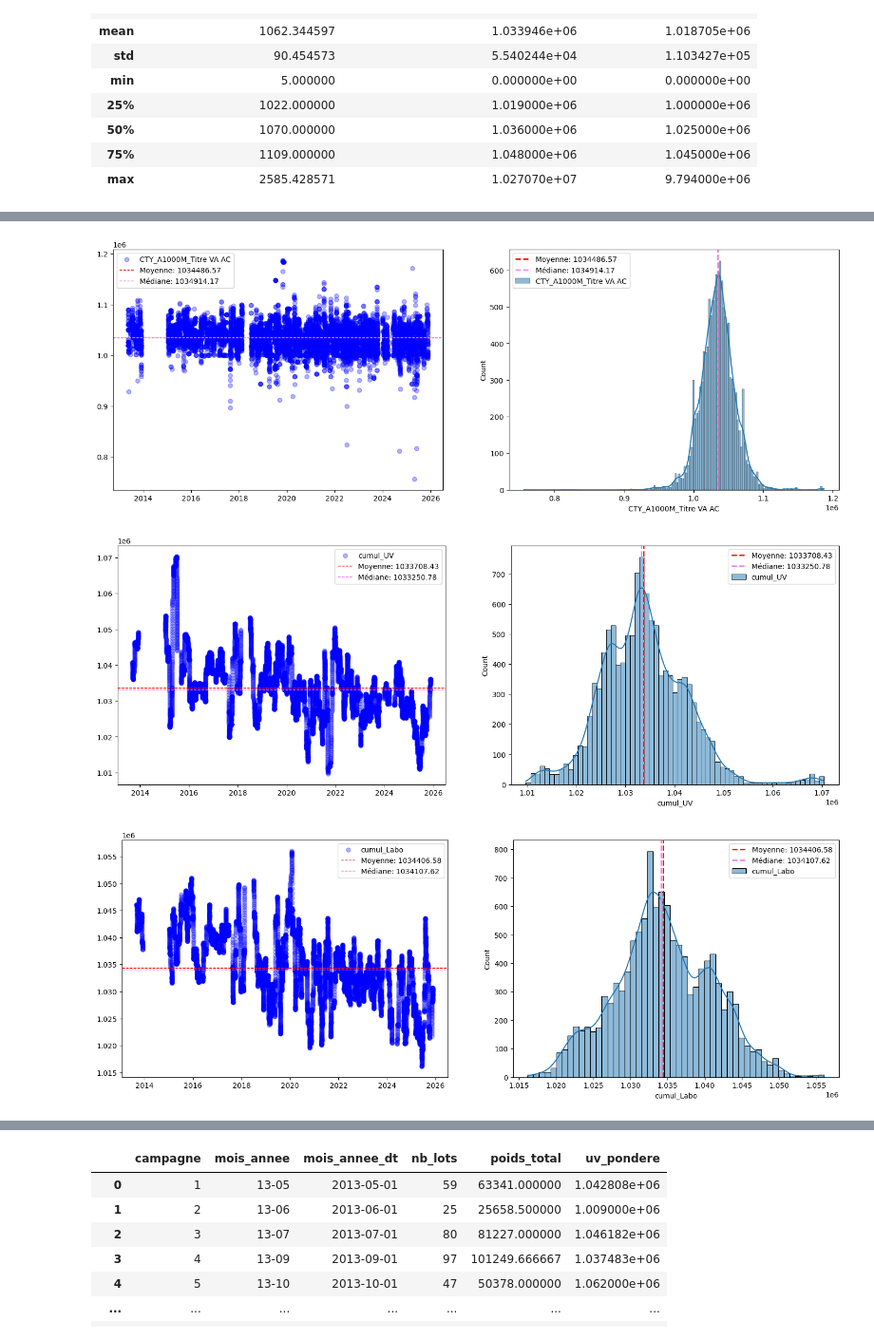
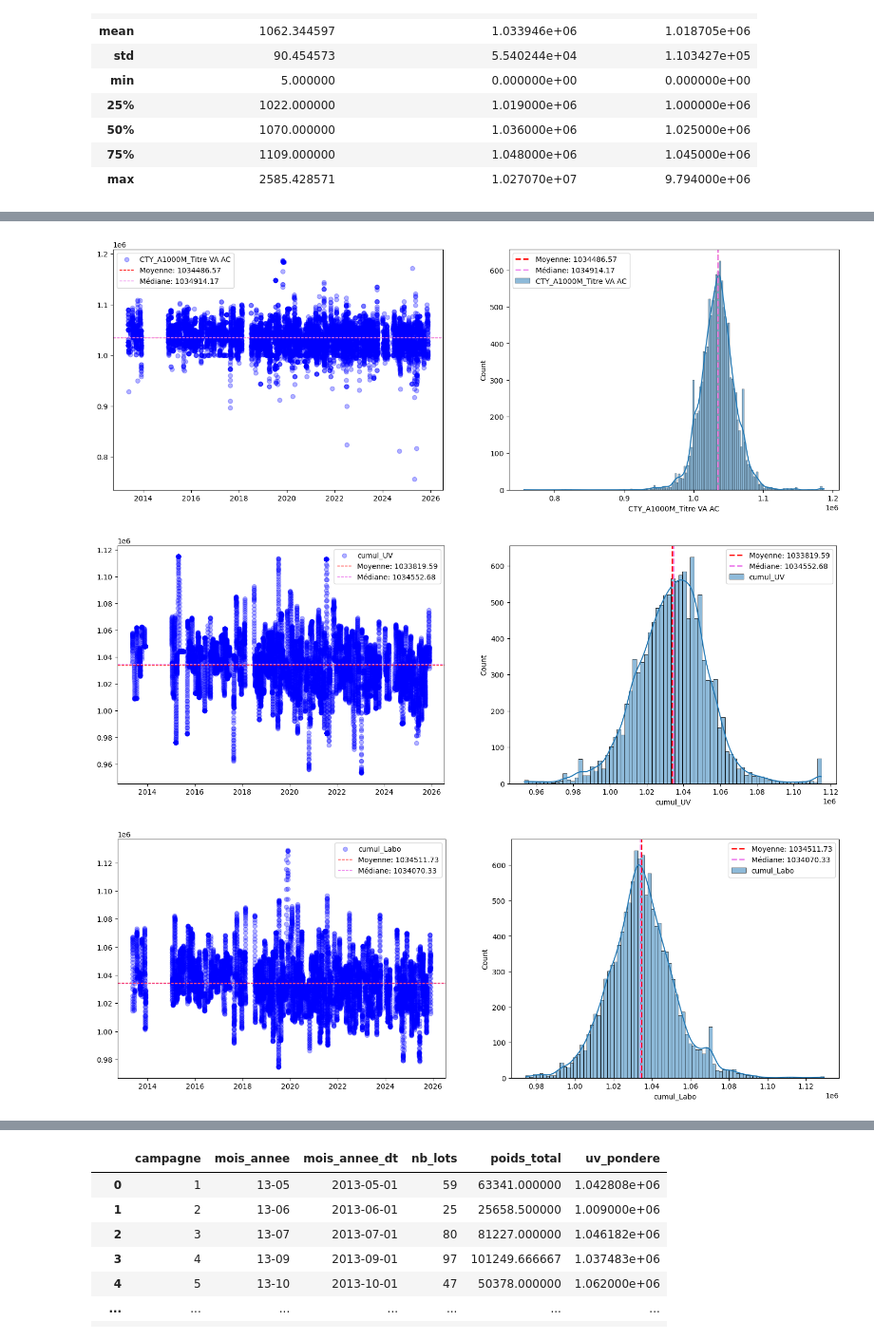
Before and after one commit to e-coucou/Machine-Learning, a Jupyter notebook: 2-OI_a/OI_Formulations.ipynb, the cells around one changed output, grey strips where cells are left out. Shown at 95% size. Cells and saved outputs as stored; diff of their text form; code cells hidden in the pictures.

```diff
--- a/2-OI_a/OI_Formulations.ipynb
+++ b/2-OI_a/OI_Formulations.ipynb
@@ -249,7 +249,7 @@ def plot_campagnes(resume):
 # %%
 result = brute.copy()
 result = filtering(result)
-result = ajouter_moyennes_glissantes(result,200)
+result = ajouter_moyennes_glissantes(result,25)
 result = detecter_campagnes_v2(result, seuil_jours=5)
 print(result.info())
 tags_ = result.columns.tolist()[:-2]
@@ -268,14 +268,14 @@ Data columns (total 8 columns):
  5   campagne                            12189 non-null  int64
  6   mois_annee                          12189 non-null  object
  7   mois_annee_dt                       12189 non-null  datetime64[ns]
 dtypes: datetime64[ns](1), float64(5), int64(1), object(1)
 memory usage: 857.0+ KB
 None
 [figure]
 [figure]
 [figure]
-[figure, old version]
+[figure, new version]
-[figure, old version]
+[figure, new version]
 [figure]
 # %%
 
```
Also changed, not shown: parts of 4 cells of this notebook.
